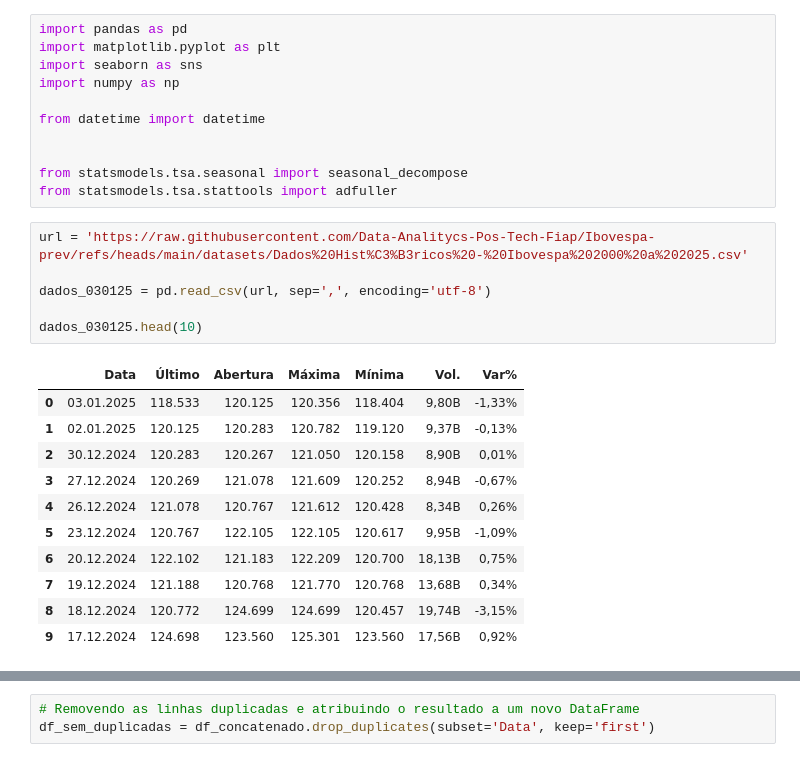
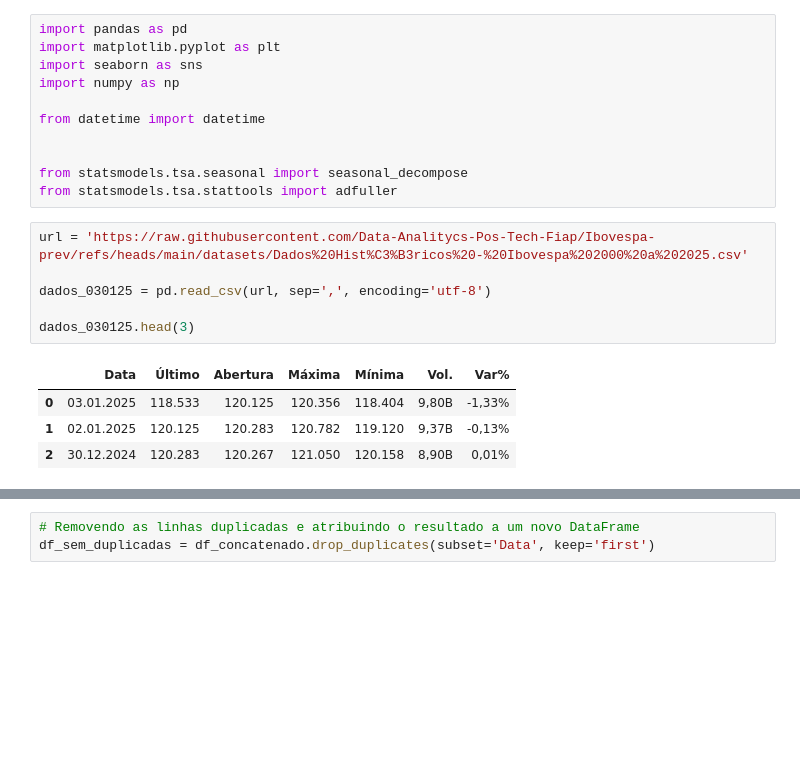
Before and after one commit to SandraRojasZ/Ibovespa-futuro, a Jupyter notebook: ibov-prev.ipynb, the cells around one changed output, grey strips where cells are left out. Saved outputs shown, nothing was run; the diff lists cells and outputs as text; blank space fills up the shorter version.

```diff
--- a/ibov-prev.ipynb
+++ b/ibov-prev.ipynb
@@ -66,21 +107,14 @@ from statsmodels.tsa.stattools import adfuller
 # %%
 url = 'https://raw.githubusercontent.com/Data-Analitycs-Pos-Tech-Fiap/Ibovespa-prev/refs/heads/main/datasets/Dados%20Hist%C3%B3ricos%20-%20Ibovespa%202000%20a%202025.csv'
 
 dados_030125 = pd.read_csv(url, sep=',', encoding='utf-8')
 
-dados_030125.head(10)
+dados_030125.head(3)
 # %% [output]
 |  | Data | Último | Abertura | Máxima | Mínima | Vol. | Var% |
 | 0 | 03.01.2025 | 118.533 | 120.125 | 120.356 | 118.404 | 9,80B | -1,33% |
 | 1 | 02.01.2025 | 120.125 | 120.283 | 120.782 | 119.120 | 9,37B | -0,13% |
 | 2 | 30.12.2024 | 120.283 | 120.267 | 121.050 | 120.158 | 8,90B | 0,01% |
-| 3 | 27.12.2024 | 120.269 | 121.078 | 121.609 | 120.252 | 8,94B | -0,67% |
-| 4 | 26.12.2024 | 121.078 | 120.767 | 121.612 | 120.428 | 8,34B | 0,26% |
-| 5 | 23.12.2024 | 120.767 | 122.105 | 122.105 | 120.617 | 9,95B | -1,09% |
-| 6 | 20.12.2024 | 122.102 | 121.183 | 122.209 | 120.700 | 18,13B | 0,75% |
-| 7 | 19.12.2024 | 121.188 | 120.768 | 121.770 | 120.768 | 13,68B | 0,34% |
-| 8 | 18.12.2024 | 120.772 | 124.699 | 124.699 | 120.457 | 19,74B | -3,15% |
-| 9 | 17.12.2024 | 124.698 | 123.560 | 125.301 | 123.560 | 17,56B | 0,92% |
 # %%
 # compreendendo os tipos de dados e o shape da base
 print(dados_030125.info())
```
Also changed, not shown: parts of 38 cells of this notebook.
